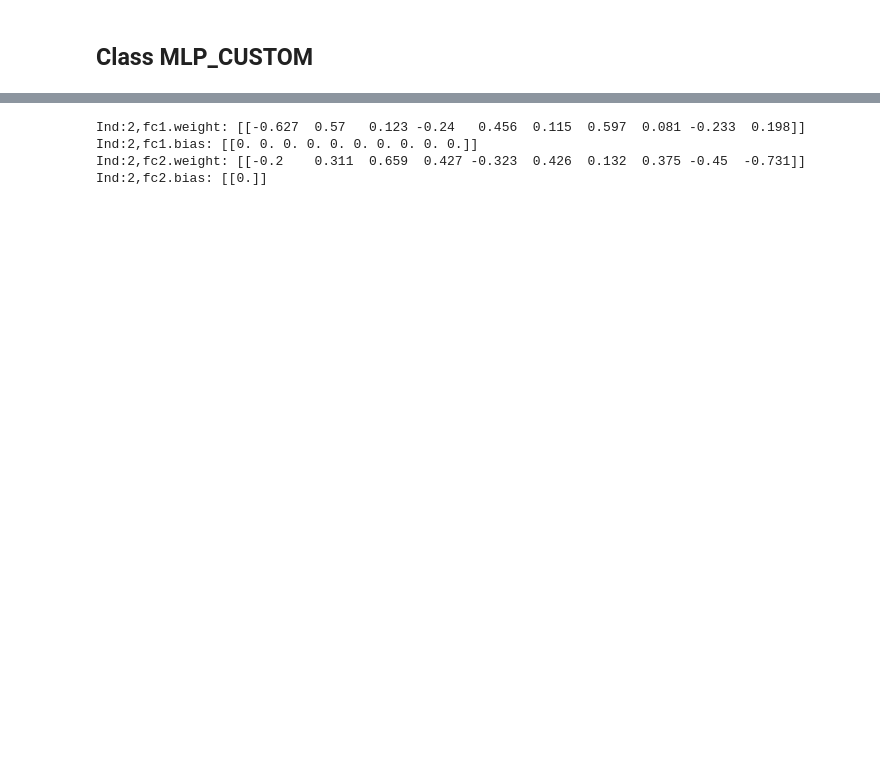
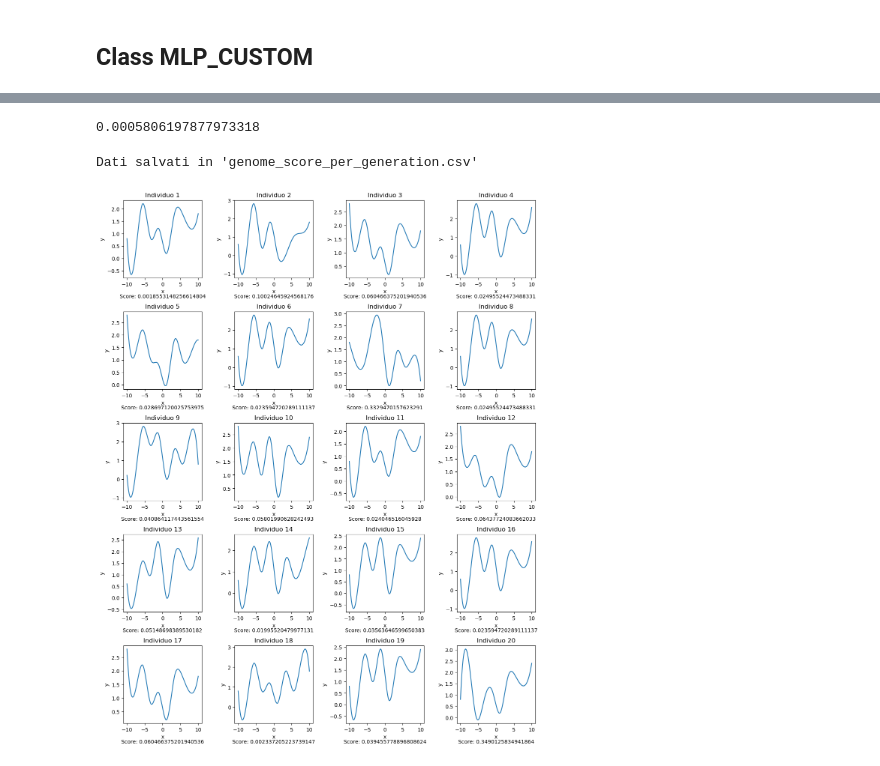
Before and after one commit to VandalSnikeNP/AI_PROJECT, a Jupyter notebook: 11)-Project-Genetic Algoritm.ipynb, the cells around one changed output, grey strips where cells are left out. Drawn from its saved outputs; the diff is of its cells as text; code cells hidden in the pictures; blank space fills up the shorter version.

Commit message:
Genetic Algoritm:Last changes, mutation, crossover, saving, plotting

```diff
--- a/11)-Project-Genetic Algoritm.ipynb
+++ b/11)-Project-Genetic Algoritm.ipynb
@@ -251,7 +277,58 @@ Child 0:[1.32, 0.86, 0.94, 2.15, 1.01, 0.21, 0.55, 1.49, 1.58, 1.84]
 # %%
- print_par(2)
+for j in range(pop_size):
+ net_pop[j].training(lr,epochs,X_tensor,Y_tensor)
-# %% [output]
-Ind:2,fc1.weight: [[-0.627  0.57   0.123 -0.24   0.456  0.115  0.597  0.081 -0.233  0.198]]
-Ind:2,fc1.bias: [[0. 0. 0. 0. 0. 0. 0. 0. 0. 0.]]
-Ind:2,fc2.weight: [[-0.2    0.311  0.659  0.427 -0.323  0.426  0.132  0.375 -0.45  -0.731]]
-Ind:2,fc2.bias: [[0.]]
+# %%
+net_data[-1][0].score
+# %% [output]
+0.0005806197877973318
+# %%
+with open('genome_score_per_generation.csv', mode='w', newline='') as file:
+    writer = csv.writer(file)
+    # Scrive l'intestazione
+    writer.writerow(['Generation', 'Individual', 'Genome', 'Score'])
+
+    # Itera su ogni generazione
+    for gen_index, net_pop in enumerate(net_data):
+        # Itera su ogni individuo nella popolazione
+        for ind_index, ind in enumerate(net_pop):
+            # Scrive i dati: generazione, indice dell'individuo, genome e score
+            writer.writerow([gen_index, ind_index, ind.genome, ind.score])
+
+print("Dati salvati in 'genome_score_per_generation.csv'")
+# %% [output]
+Dati salvati in 'genome_score_per_generation.csv'
+# %%
+def act_func_generator(DNA,dom_min,dom_max):
+    x_dom=np.linspace(dom_min,dom_max,len(DNA))
+    function=interp1d(x_dom,DNA,kind='cubic', fill_value="extrapolate")
+    return function
+# %%
+x_doms = np.linspace(lim_inf, lim_sup, 4000)
+
+cols = 4
+rows = math.ceil(pop_size / cols)
+
+fig, axs = plt.subplots(rows, cols, figsize=(12, 3 * rows))
+
+for i in range(pop_size):
+    function_test = act_func_generator(net_pop[i].genome, lim_inf, lim_sup)
+    y_doms = function_test(x_doms)
+
+    row = i // cols
+    col = i % cols
+
+    axs[row, col].plot(x_doms, y_doms)
+    axs[row, col].set_title(f"Individuo {i + 1}")
+    axs[row, col].set_xlabel("x")
+    axs[row, col].set_ylabel("y")
+
+    score_text = f"Score: {net_pop[i].score}"
+    axs[row, col].text(0.5, -0.2, score_text, ha='center', va='top', transform=axs[row, col].transAxes)
+
+for j in range(pop_size, rows * cols):
+    fig.delaxes(axs[j // cols, j % cols])
+
+plt.tight_layout()
+plt.show()
+# %% [output]
+[figure, added]
```
Also changed, not shown: parts of 9 cells of this notebook.
